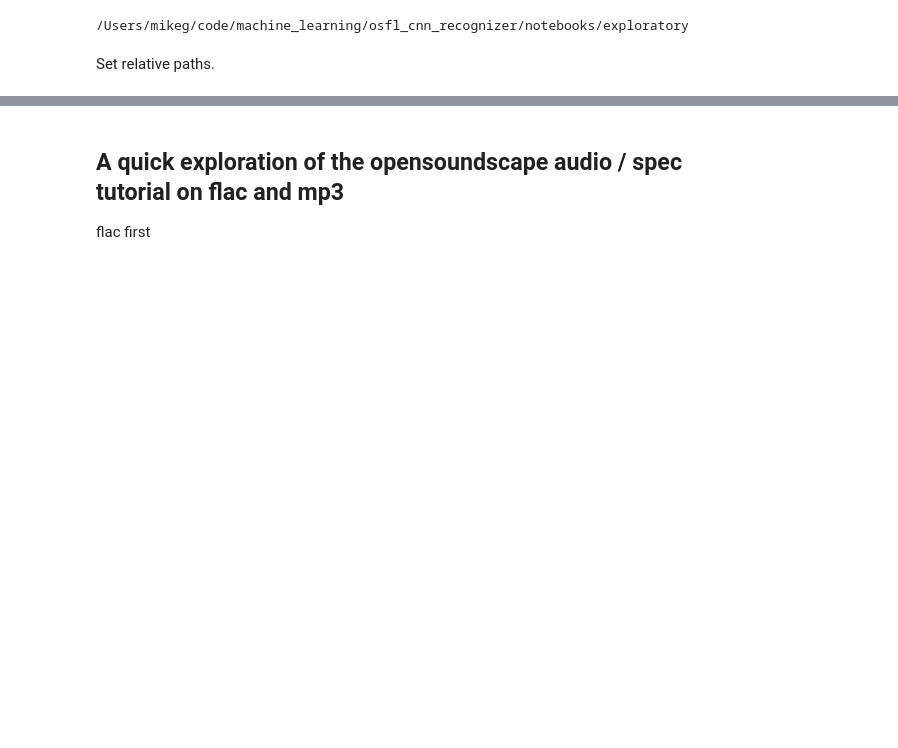
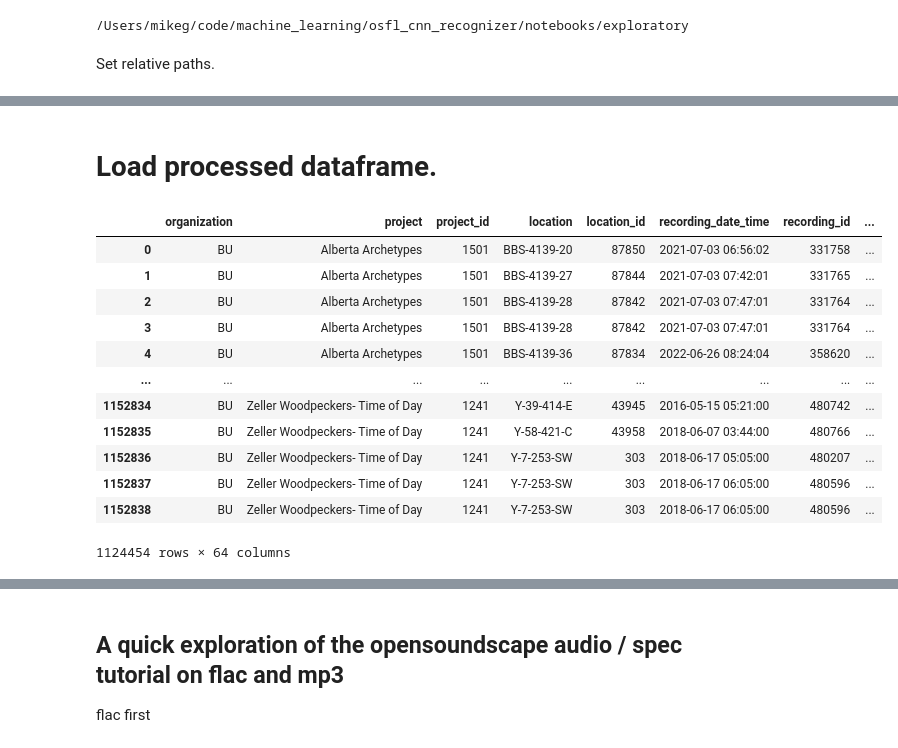
Before and after one commit to Mgallimore88/osfl_cnn_recognizer, a Jupyter notebook: notebooks/exploratory/1.2-mjg-osfl-read-audio-opensoundscape.ipynb, the cells around one changed output, grey strips where cells are left out. Saved outputs shown, nothing was run; the diff lists cells and outputs as text; code cells hidden in the pictures; blank space fills up the shorter version.

```diff
--- a/notebooks/exploratory/1.2-mjg-osfl-read-audio-opensoundscape.ipynb
+++ b/notebooks/exploratory/1.2-mjg-osfl-read-audio-opensoundscape.ipynb
@@ -22,6 +23,7 @@ Load processed dataframe.
 # %% [markdown]
 Set relative paths.
 # %%
+data_path = Path('../../data/')
 audio_read_path = Path('../../data/raw/recordings/')
 image_save_path = Path('../../data/processed/img')
 audio_save_path = Path('../../data/processed/audio')
@@ -47,0 +30,20 @@ audio_save_path = Path('../../data/processed/audio')
+# %% [markdown]
+# Load processed dataframe.
+# %%
+df = pd.read_pickle(data_path/'processed/processed_metadata.pkl')
+# %%
+df
+# %% [output]
+|  | organization | project | project_id | location | location_id | recording_date_time | recording_id | ... |
+| 0 | BU | Alberta Archetypes | 1501 | BBS-4139-20 | 87850 | 2021-07-03 06:56:02 | 331758 | ... |
+| 1 | BU | Alberta Archetypes | 1501 | BBS-4139-27 | 87844 | 2021-07-03 07:42:01 | 331765 | ... |
+| 2 | BU | Alberta Archetypes | 1501 | BBS-4139-28 | 87842 | 2021-07-03 07:47:01 | 331764 | ... |
+| 3 | BU | Alberta Archetypes | 1501 | BBS-4139-28 | 87842 | 2021-07-03 07:47:01 | 331764 | ... |
+| 4 | BU | Alberta Archetypes | 1501 | BBS-4139-36 | 87834 | 2022-06-26 08:24:04 | 358620 | ... |
+| ... | ... | ... | ... | ... | ... | ... | ... | ... |
+| 1152834 | BU | Zeller Woodpeckers- Time of Day | 1241 | Y-39-414-E | 43945 | 2016-05-15 05:21:00 | 480742 | ... |
+| 1152835 | BU | Zeller Woodpeckers- Time of Day | 1241 | Y-58-421-C | 43958 | 2018-06-07 03:44:00 | 480766 | ... |
+| 1152836 | BU | Zeller Woodpeckers- Time of Day | 1241 | Y-7-253-SW | 303 | 2018-06-17 05:05:00 | 480207 | ... |
+| 1152837 | BU | Zeller Woodpeckers- Time of Day | 1241 | Y-7-253-SW | 303 | 2018-06-17 06:05:00 | 480596 | ... |
+| 1152838 | BU | Zeller Woodpeckers- Time of Day | 1241 | Y-7-253-SW | 303 | 2018-06-17 06:05:00 | 480596 | ... |
+1124454 rows × 64 columns
```
Also changed, not shown: parts of 13 cells of this notebook, 2 other files.
